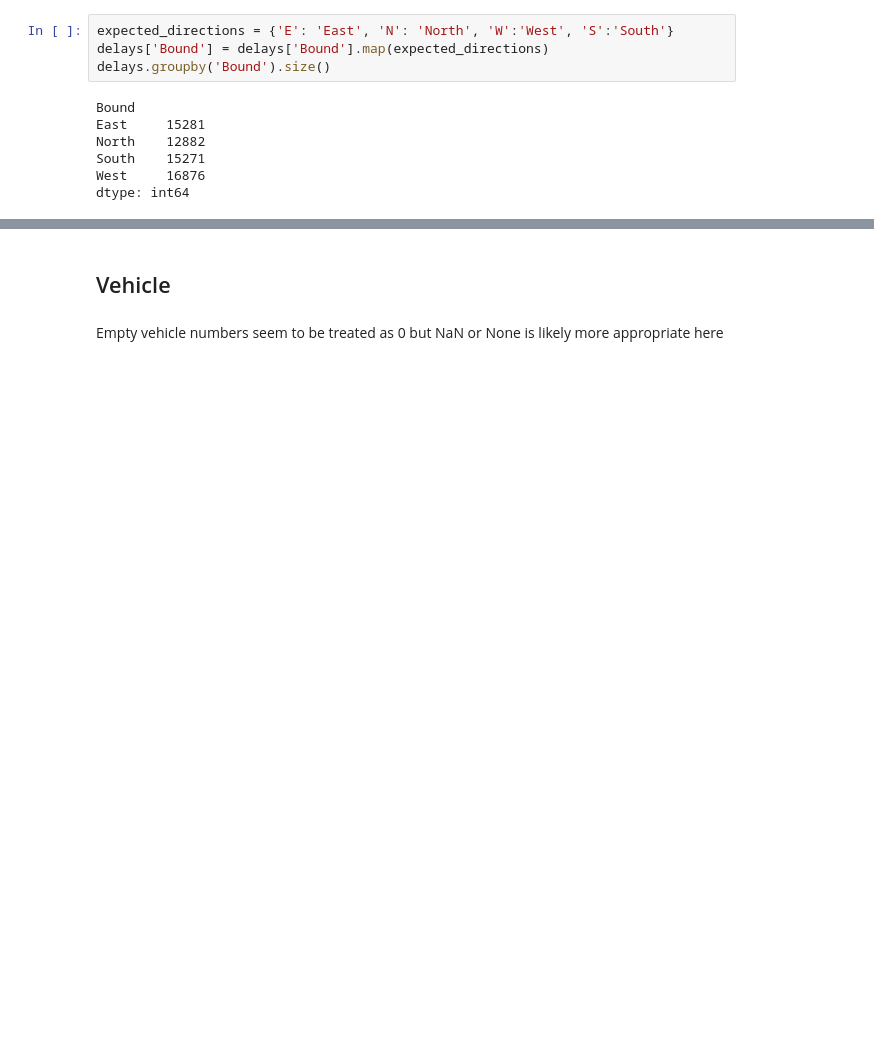
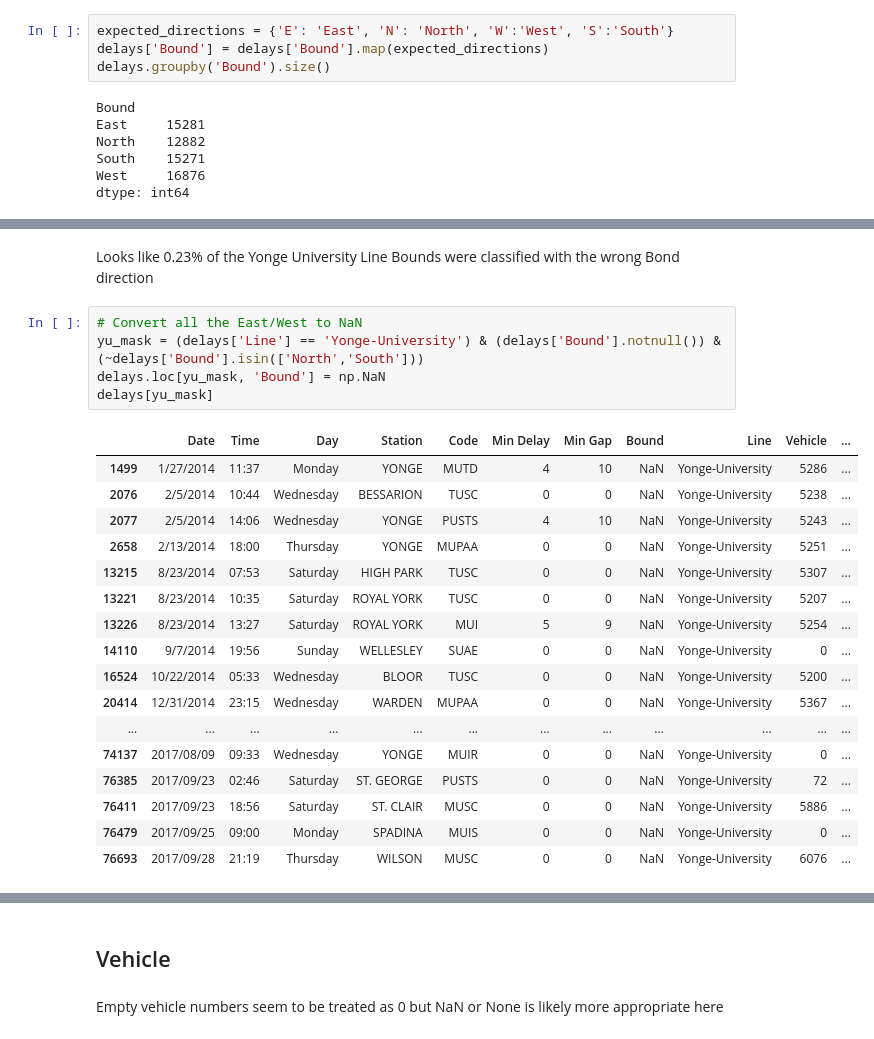
Before and after one commit to cllopes/scs-3250-tcc, a Jupyter notebook: Clean Up.ipynb, the cells around one changed output, grey strips where cells are left out. Saved outputs shown, nothing was run; the diff lists cells and outputs as text; blank space fills up the shorter version.

```diff
--- a/Clean Up.ipynb
+++ b/Clean Up.ipynb
@@ -289,0 +319,25 @@ dtype: int64
+# %% [markdown]
+Looks like 0.23% of the Yonge University Line Bounds were classified with the wrong Bond direction
+# %%
+# Convert all the East/West to NaN
+yu_mask = (delays['Line'] == 'Yonge-University') & (delays['Bound'].notnull()) &(~delays['Bound'].isin(['North','South']))
+delays.loc[yu_mask, 'Bound'] = np.NaN
+delays[yu_mask]
+# %% [output]
+|  | Date | Time | Day | Station | Code | Min Delay | Min Gap | Bound | Line | Vehicle | ... |
+| 1499 | 1/27/2014 | 11:37 | Monday | YONGE | MUTD | 4 | 10 | NaN | Yonge-University | 5286 | ... |
+| 2076 | 2/5/2014 | 10:44 | Wednesday | BESSARION | TUSC | 0 | 0 | NaN | Yonge-University | 5238 | ... |
+| 2077 | 2/5/2014 | 14:06 | Wednesday | YONGE | PUSTS | 4 | 10 | NaN | Yonge-University | 5243 | ... |
+| 2658 | 2/13/2014 | 18:00 | Thursday | YONGE | MUPAA | 0 | 0 | NaN | Yonge-University | 5251 | ... |
+| 13215 | 8/23/2014 | 07:53 | Saturday | HIGH PARK | TUSC | 0 | 0 | NaN | Yonge-University | 5307 | ... |
+| 13221 | 8/23/2014 | 10:35 | Saturday | ROYAL YORK | TUSC | 0 | 0 | NaN | Yonge-University | 5207 | ... |
+| 13226 | 8/23/2014 | 13:27 | Saturday | ROYAL YORK | MUI | 5 | 9 | NaN | Yonge-University | 5254 | ... |
+| 14110 | 9/7/2014 | 19:56 | Sunday | WELLESLEY | SUAE | 0 | 0 | NaN | Yonge-University | 0 | ... |
+| 16524 | 10/22/2014 | 05:33 | Wednesday | BLOOR | TUSC | 0 | 0 | NaN | Yonge-University | 5200 | ... |
+| 20414 | 12/31/2014 | 23:15 | Wednesday | WARDEN | MUPAA | 0 | 0 | NaN | Yonge-University | 5367 | ... |
+| ... | ... | ... | ... | ... | ... | ... | ... | ... | ... | ... | ... |
+| 74137 | 2017/08/09 | 09:33 | Wednesday | YONGE | MUIR | 0 | 0 | NaN | Yonge-University | 0 | ... |
+| 76385 | 2017/09/23 | 02:46 | Saturday | ST. GEORGE | PUSTS | 0 | 0 | NaN | Yonge-University | 72 | ... |
+| 76411 | 2017/09/23 | 18:56 | Saturday | ST. CLAIR | MUSC | 0 | 0 | NaN | Yonge-University | 5886 | ... |
+| 76479 | 2017/09/25 | 09:00 | Monday | SPADINA | MUIS | 0 | 0 | NaN | Yonge-University | 0 | ... |
+| 76693 | 2017/09/28 | 21:19 | Thursday | WILSON | MUSC | 0 | 0 | NaN | Yonge-University | 6076 | ... |
```
Also changed, not shown: parts of 12 cells of this notebook, 1 other file.
